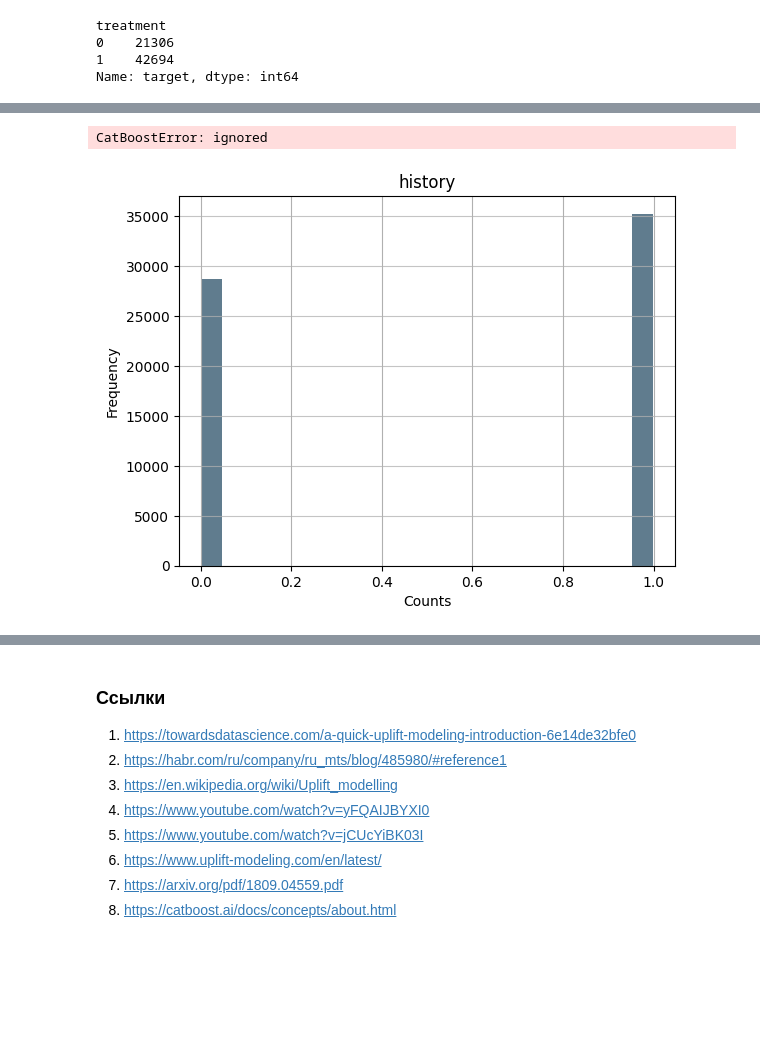
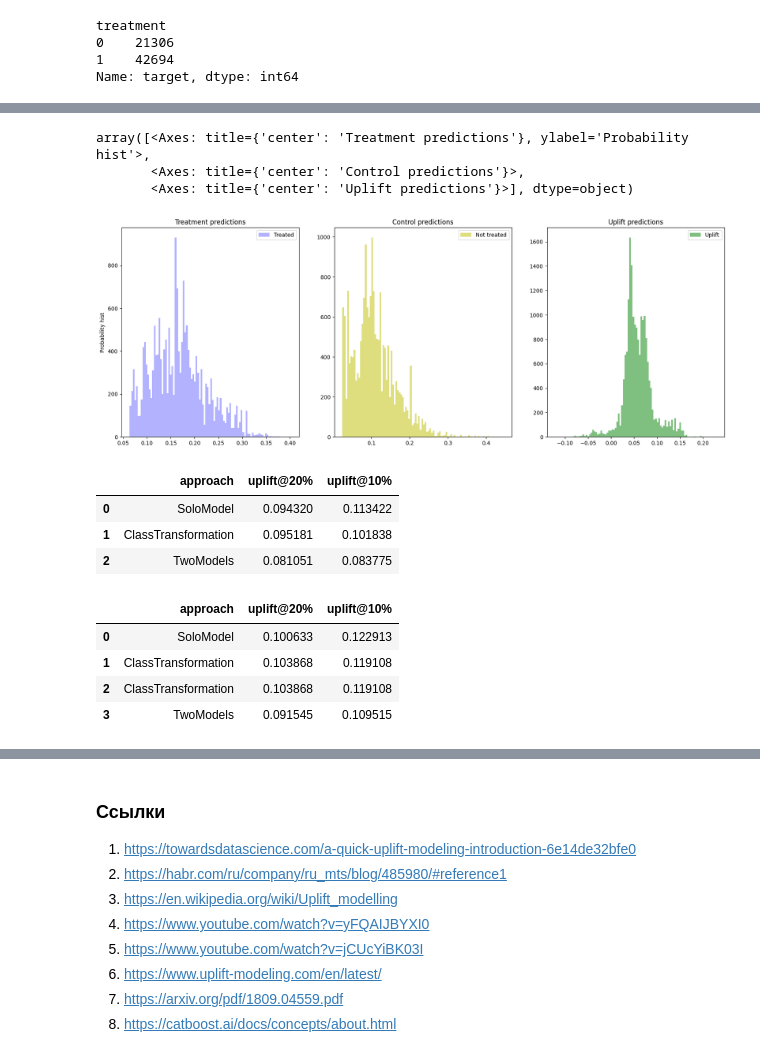
Before and after one commit to Anbionchik/Git_brain_lessons, a Jupyter notebook: Algorythms_in_business/Les4/webinar4.ipynb, the cells around one changed output, grey strips where cells are left out. Saved outputs shown, nothing was run; the diff lists cells and outputs as text; code cells hidden in the pictures; blank space fills up the shorter version.

```diff
--- a/Algorythms_in_business/Les4/webinar4.ipynb
+++ b/Algorythms_in_business/Les4/webinar4.ipynb
@@ -486,37 +483,45 @@ CatBoostError: ignored
 # %%
 from sklift.models import TwoModels
 
 
 tm = TwoModels(
     estimator_trmnt=CatBoostClassifier(iterations=20, thread_count=2, random_state=42, silent=True),
     estimator_ctrl=CatBoostClassifier(iterations=20, thread_count=2, random_state=42, silent=True),
     method='vanilla'
 )
 tm = tm.fit(
-    X_train_feat, y_train, X_train_treat
+    X_train_feat, y_train, X_train_treat,
+    estimator_trmnt_fit_params={'cat_features':cat_features},
+    estimator_ctrl_fit_params={'cat_features':cat_features}
 )
 
 uplift_tm = tm.predict(X_val_feat)
 
 tm_score_01 = uplift_at_k(y_true=y_val, uplift=uplift_tm, treatment=X_val_treat, strategy='by_group', k=0.1)
 tm_score_02 = uplift_at_k(y_true=y_val, uplift=uplift_tm, treatment=X_val_treat, strategy='by_group', k=0.2)
 
 models_results['approach'].append('TwoModels')
 models_results['uplift@10%'].append(tm_score_01)
 models_results['uplift@20%'].append(tm_score_02)
 
 plot_uplift_preds(trmnt_preds=tm.trmnt_preds_, ctrl_preds=tm.ctrl_preds_)
 # %% [output]
-CatBoostError: ignored
+array([<Axes: title={'center': 'Treatment predictions'}, ylabel='Probability hist'>,
+       <Axes: title={'center': 'Control predictions'}>,
+       <Axes: title={'center': 'Uplift predictions'}>], dtype=object)
+[figure, added]
-# %%
-from matplotlib import pyplot as plt
-
-commutes = pd.Series(np.random.gamma(1000, size=10) ** 1.5)
-
-DT['used_discount'].plot.hist(grid=True, bins=20, rwidth=0.9,
-                   color='#607c8e')
-plt.title('history')
-plt.xlabel('Counts')
-plt.grid(axis='y', alpha=0.75)
-# %% [output]
-[figure, removed]
+# %%
+pd.DataFrame(data=models_results).sort_values('uplift@10%', ascending=False)
+# %% [output]
+|  | approach | uplift@20% | uplift@10% |
+| 0 | SoloModel | 0.094320 | 0.113422 |
+| 1 | ClassTransformation | 0.095181 | 0.101838 |
+| 2 | TwoModels | 0.081051 | 0.083775 |
+# %%
+pd.DataFrame(data=models_results).sort_values('uplift@10%', ascending=False)
+# %% [output]
+|  | approach | uplift@20% | uplift@10% |
+| 0 | SoloModel | 0.100633 | 0.122913 |
+| 1 | ClassTransformation | 0.103868 | 0.119108 |
+| 2 | ClassTransformation | 0.103868 | 0.119108 |
+| 3 | TwoModels | 0.091545 | 0.109515 |
```
Also changed, not shown: parts of 15 cells of this notebook.
